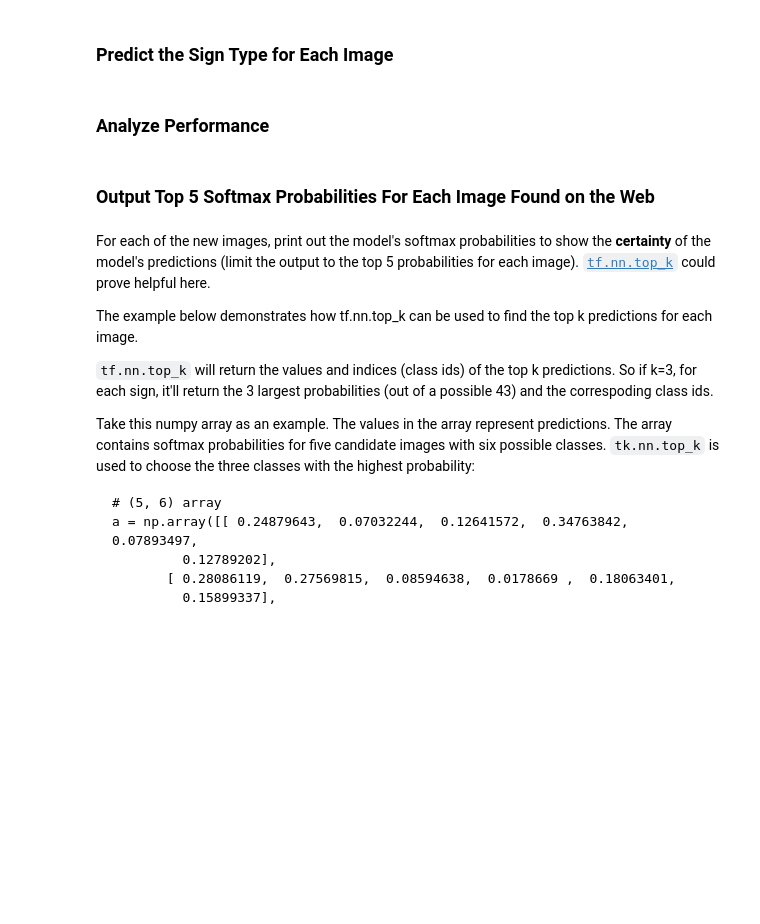
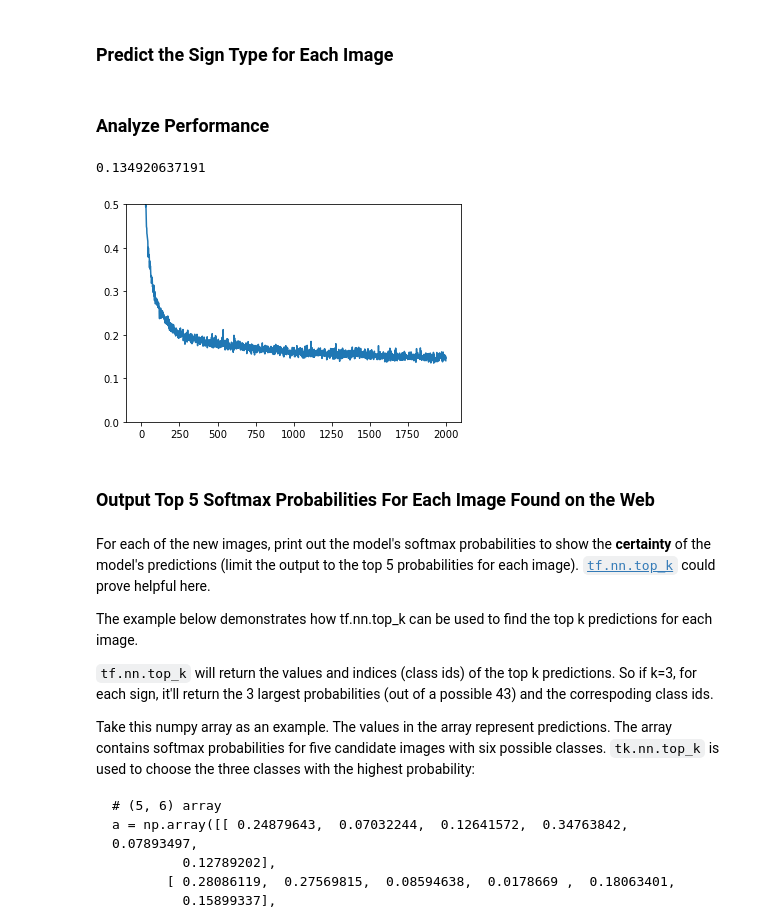
Before and after one commit to kamal94/CarND-Traffic-Sign-Classifier-Project, a Jupyter notebook: Traffic_Sign_Classifier.ipynb, the cells around one changed output. Drawn from its saved outputs; the diff is of its cells as text; code cells hidden in the pictures; blank space fills up the shorter version.

```diff
--- a/Traffic_Sign_Classifier.ipynb
+++ b/Traffic_Sign_Classifier.ipynb
@@ -241,12 +250,12 @@ train['features'][0].shape
 ### Feel free to use as many code cells as needed.
 
 # declare the variables
-X = tf.placeholder(tf.float32, shape=(None, 32,32,1), name="input")
+X = tf.placeholder(tf.float32, shape=(None, 32,32,3), name="input")
 Y = tf.placeholder(tf.int32, shape=(None))
-onehot = tf.one_hot(Y, 10)
+onehot = tf.one_hot(Y, n_classes)
 learning_rate = 0.001
-num_epochs = 500
-batch_size = 1024
+num_epochs = 2000
+batch_size = 512
 
 
 # declare the architecture and optimization
@@ -269,7 +278,8 @@ def evaluate(X_data, y_data):
     sess = tf.get_default_session()
     for offset in range(0, num_examples, batch_size):
         batch_x, batch_y = X_data[offset:offset+batch_size], y_data[offset:offset+batch_size]
-        accuracy = sess.run(accuracy_operation, feed_dict={x: batch_x, y: batch_y})
+        accuracy = sess.run(accuracy_operation, feed_dict={X: batch_x, Y: batch_y})
         total_accuracy += (accuracy * len(batch_x))
+        print("accuracy:", accuracy)
     return total_accuracy / num_examples
 # %% [output]
@@ -285,7 +295,18 @@ after layer 5, expected 10, really (?, 10)
 # %%
+validation_scores = []
+print("learning with:")
+print("learning rate: ", learning_rate)
+print("epoch number:", num_epochs)
+print("batch size:", batch_size)
+
+retrain = False
+
 with tf.Session() as sess:
     sess.run(tf.global_variables_initializer())
     num_examples = len(train['features'])
+
+    if retrain:
+        saver.restore(sess, "./lenet")
 
     print("Training...")
     print()
@@ -297,6 +318,7 @@ with tf.Session() as sess:
             sess.run(training, feed_dict={X: batch_x, Y: batch_y})
 
         validation_accuracy = evaluate(valid['features'], valid['labels'])
+        validation_scores.append(validation_accuracy)
         print("EPOCH {} ...".format(i+1))
         print("Validation Accuracy = {:.3f}".format(validation_accuracy))
         print()
@@ -342,3 +370,24 @@ You may find `signnames.csv` useful as it contains mappings from the class id (i
+# %%
+# Epochs | learning_rate | hidden_layer | batch_size | validation_loss
+# 500    | 0.001         | 400->120->84 |   1024     | 0.0680272125333
+# 500    | 0.001        |  400->250->120 |    1024     | 0.0659863956661
+# 41    | 0.001        |  400->250->120 |    10     | 0.086
+# 177    | 0.002        |  400->250->120 |    128    | 0.136
+# 500    | 0.002        |  400->120->84 |    128    | 0.074
+# 2000    | 0.001        |  400->120->84 |    512    | 0.134920637191 (drop after relu of 4th layer)
+0.134920637191
+### Calculate the accuracy for these 5 new images.
+### For example, if the model predicted 1 out of 5 signs correctly, it's 20% accurate on these new images.
+validation_loss = [1. - acc for acc in validation_scores]
+from matplotlib import pyplot as plt
+
+plt.plot(validation_loss)
+axes = plt.gca()
+axes.set_ylim([0,0.5])
+print(min(validation_loss))
+# %% [output]
+0.134920637191
+[figure, added]
 # %% [markdown]
 ### Output Top 5 Softmax Probabilities For Each Image Found on the Web
 # %% [markdown]
```
Also changed, not shown: parts of 8 cells of this notebook, 4 other files.
